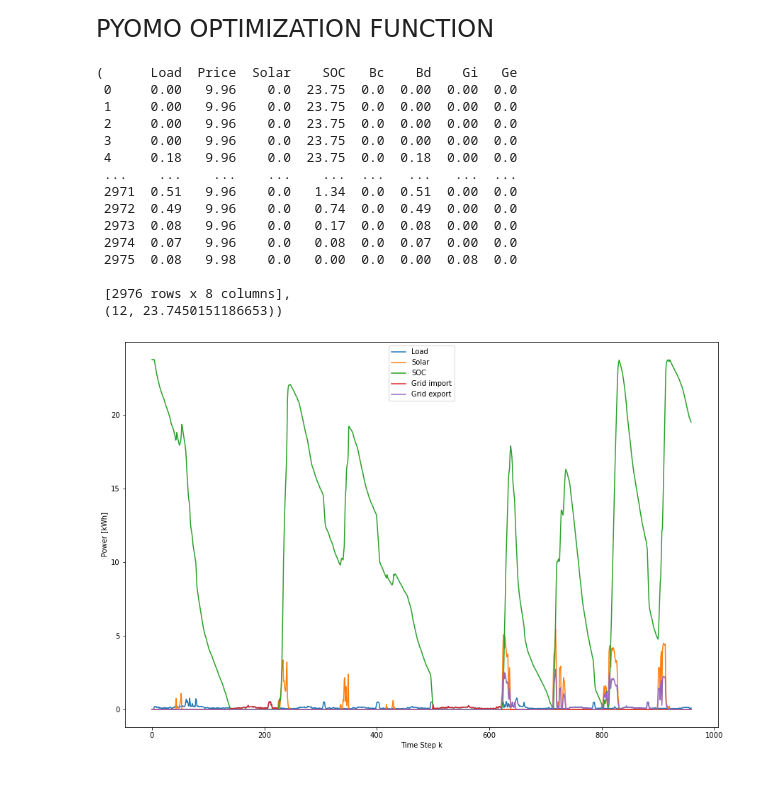
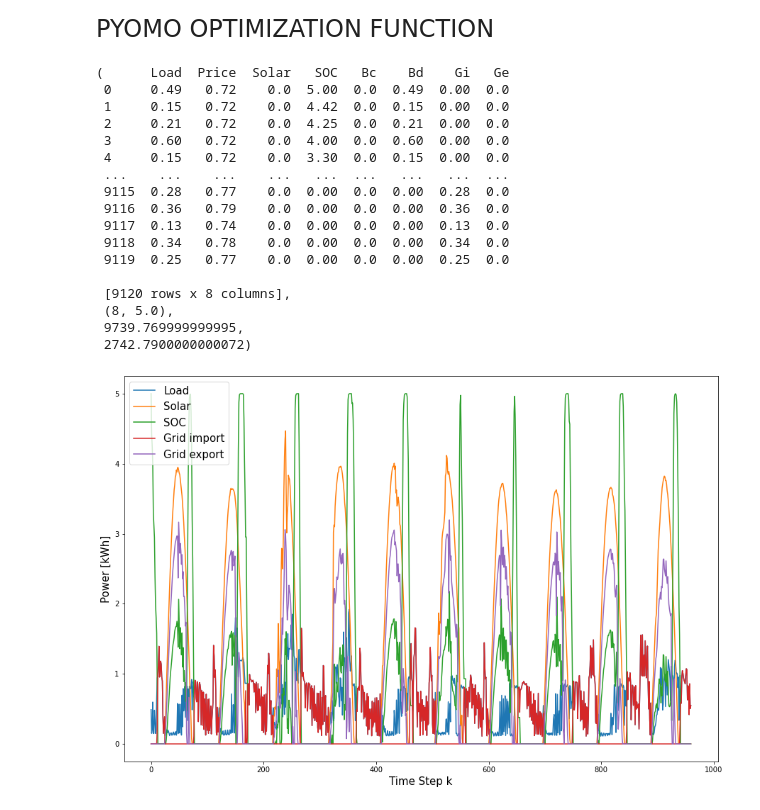
Before and after one commit to dlanzave/greenwaymicrogrid, a Jupyter notebook: MicrogridOpt.ipynb, the cells around one changed output. Cells and saved outputs as stored; diff of their text form; code cells hidden in the pictures; blank space fills up the shorter version.

```diff
--- a/MicrogridOpt.ipynb
+++ b/MicrogridOpt.ipynb
@@ -228,8 +256,9 @@ def microgrid(Nbmax,Npmax,LoadFactor=1):
 
     # Scalar Parameters
     m.Cgi = Param(initialize=0.1990) #average cost of electricity in California ($/kWh)
+    m.grid= Param(initialize=100)
     m.Cs = Param(initialize=0.08) #average cost of solar in US ($/kWh)
-    m.Cb = Param(initialize=.75) #predicted cost of battery in 2022 ($/kWh)
+    m.Cb = Param(initialize=100) #predicted cost of battery in 2022 ($/kWh)
     m.Cge = Param(initialize=0.03) #PGE average sell to grid rate ($/kWh)
     m.eta_b = Param(initialize=0.85) #discharging efficiency
     m.r = Param(initialize=0.004) # Real interest rate
@@ -244,7 +273,7 @@ def microgrid(Nbmax,Npmax,LoadFactor=1):
     # Variables
     m.Np = Var(within=PositiveReals,bounds = (0,m.MaxPanels),initialize=m.MaxPanels) #Number of Panels
     m.Nb = Var(within=PositiveReals,bounds=(0,Nbmax),initialize=Nbmax) #Battery Capacity (kWh)
-    m.SOC = Var(m.k, within=NonNegativeReals, bounds=(0,Nbmax),initialize=Nbmax) #Battery SOC (kWh)
+    m.SOC = Var(m.k, within=NonNegativeReals, bounds=(0,Nbmax),initialize=0) #Battery SOC (kWh)
     m.Bc = Var(m.k, within=NonNegativeReals, initialize=0) #Battery Charge (kWh)
     m.Bd = Var(m.k, within=NonNegativeReals,initialize=0) #Batttery Discharge (kWh)
     m.Ge = Var(m.k, within=NonNegativeReals, initialize=0) #Give to grid (kWh)
@@ -254,8 +283,8 @@ def microgrid(Nbmax,Npmax,LoadFactor=1):
 
     #Objective
     def ObjF(m):
-        return m.Cs*m.Np*m.SolarEng + m.Cb*m.Nb + sum(m.Cgi*m.Gi[k] - m.Cge*m.Ge[k] for k in m.k)
-    m.Cost = Objective(rule=ObjF)
+        return m.Cs*m.Np*m.SolarEng + m.Cb*m.Nb + m.grid*sum(m.Cgi*m.Gi[k] for k in m.k)
+    m.Cost = Objective(rule=ObjF, sense=minimize)
 
     #Constraints
     def TotalBalance(m,k):
@@ -272,12 +301,12 @@ def microgrid(Nbmax,Npmax,LoadFactor=1):
     m.SOClower = Constraint(m.k,rule=SOClower)
 
     def SOCupper(m,k):
-        m.SOC[0] == m.Nb
+        m.SOC[0] == 0
         return (None, m.SOC[k]-m.Nb,0)
     m.SOCupper = Constraint(m.k,rule=SOCupper)
 
     def SOCBalance(m,k):
-        m.SOC[0] == m.Nb
+        m.SOC[0] == 0
         if k<=T-2:
             return (m.SOC[k+1] == m.SOC[k] + m.eta_b*m.Bc[k] - m.Bd[k]/m.eta_b)
         else:
@@ -339,7 +368,7 @@ def microgrid(Nbmax,Npmax,LoadFactor=1):
 
     for k in range(len(m.k)):
         Load[k] = value(m.Load[k])
-        Price[k] = value(m.Cgi)*value(m.Gi[k])+value(m.Cs)*value(m.Np)+value(m.Cb)*value(m.Np)-value(m.Cge)*value(m.Ge[k])
+        Price[k] = value(m.Cgi)*value(m.Gi[k])+value(m.Cs)*value(m.Np)+value(m.Cb)/len(m.k)*value(m.Np)-value(m.Cge)*value(m.Ge[k])
         Solar_Obtained[k] = value(m.S[k])
         SOC[k] = value(m.SOC[k])
         Bc[k] = value(m.Bc[k])
@@ -357,9 +386,9 @@ def microgrid(Nbmax,Npmax,LoadFactor=1):
     plt.plot(Time[:960],SOC[:960])
     plt.plot(Time[:960],Gi[:960])
     plt.plot(Time[:960],Ge[:960])
-    plt.legend(['Load','Solar','SOC','Grid import','Grid export'])
-    plt.ylabel('Power [kWh]')
-    plt.xlabel('Time Step k')
+    plt.legend(['Load','Solar','SOC','Grid import','Grid export'], fontsize=15)
+    plt.ylabel('Power [kWh]', fontsize=15)
+    plt.xlabel('Time Step k', fontsize=15)
 
     out = pd.DataFrame(dtype='object',index=Time)
     out.loc[:,'Load'] = Load
@@ -372,23 +401,25 @@ def microgrid(Nbmax,Npmax,LoadFactor=1):
     out.loc[:,'Ge'] = Ge
     out = out.round(2)
     final = round(value(m.Np)),value(m.Nb)
-    return out,final
+    return out,final, sum(out.Solar), sum(out.Gi)
 # %%
-microgrid(75,20, LoadFactor=0.5)
+microgrid(5,20, LoadFactor=1)
 # %% [output]
-(      Load  Price  Solar    SOC   Bc    Bd    Gi   Ge
- 0     0.00   9.96    0.0  23.75  0.0  0.00  0.00  0.0
- 1     0.00   9.96    0.0  23.75  0.0  0.00  0.00  0.0
- 2     0.00   9.96    0.0  23.75  0.0  0.00  0.00  0.0
- 3     0.00   9.96    0.0  23.75  0.0  0.00  0.00  0.0
- 4     0.18   9.96    0.0  23.75  0.0  0.18  0.00  0.0
- ...    ...    ...    ...    ...  ...   ...   ...  ...
- 2971  0.51   9.96    0.0   1.34  0.0  0.51  0.00  0.0
- 2972  0.49   9.96    0.0   0.74  0.0  0.49  0.00  0.0
- 2973  0.08   9.96    0.0   0.17  0.0  0.08  0.00  0.0
- 2974  0.07   9.96    0.0   0.08  0.0  0.07  0.00  0.0
- 2975  0.08   9.98    0.0   0.00  0.0  0.00  0.08  0.0
+(      Load  Price  Solar   SOC   Bc    Bd    Gi   Ge
+ 0     0.49   0.72    0.0  5.00  0.0  0.49  0.00  0.0
+ 1     0.15   0.72    0.0  4.42  0.0  0.15  0.00  0.0
+ 2     0.21   0.72    0.0  4.25  0.0  0.21  0.00  0.0
+ 3     0.60   0.72    0.0  4.00  0.0  0.60  0.00  0.0
+ 4     0.15   0.72    0.0  3.30  0.0  0.15  0.00  0.0
+ ...    ...    ...    ...   ...  ...   ...   ...  ...
+ 9115  0.28   0.77    0.0  0.00  0.0  0.00  0.28  0.0
+ 9116  0.36   0.79    0.0  0.00  0.0  0.00  0.36  0.0
+ 9117  0.13   0.74    0.0  0.00  0.0  0.00  0.13  0.0
+ 9118  0.34   0.78    0.0  0.00  0.0  0.00  0.34  0.0
+ 9119  0.25   0.77    0.0  0.00  0.0  0.00  0.25  0.0
 
- [2976 rows x 8 columns],
- (12, 23.7450151186653))
+ [9120 rows x 8 columns],
+ (8, 5.0),
+ 9739.769999999995,
+ 2742.7900000000072)
-[figure, old version]
+[figure, new version]
```
Also changed, not shown: parts of 5 cells of this notebook.
